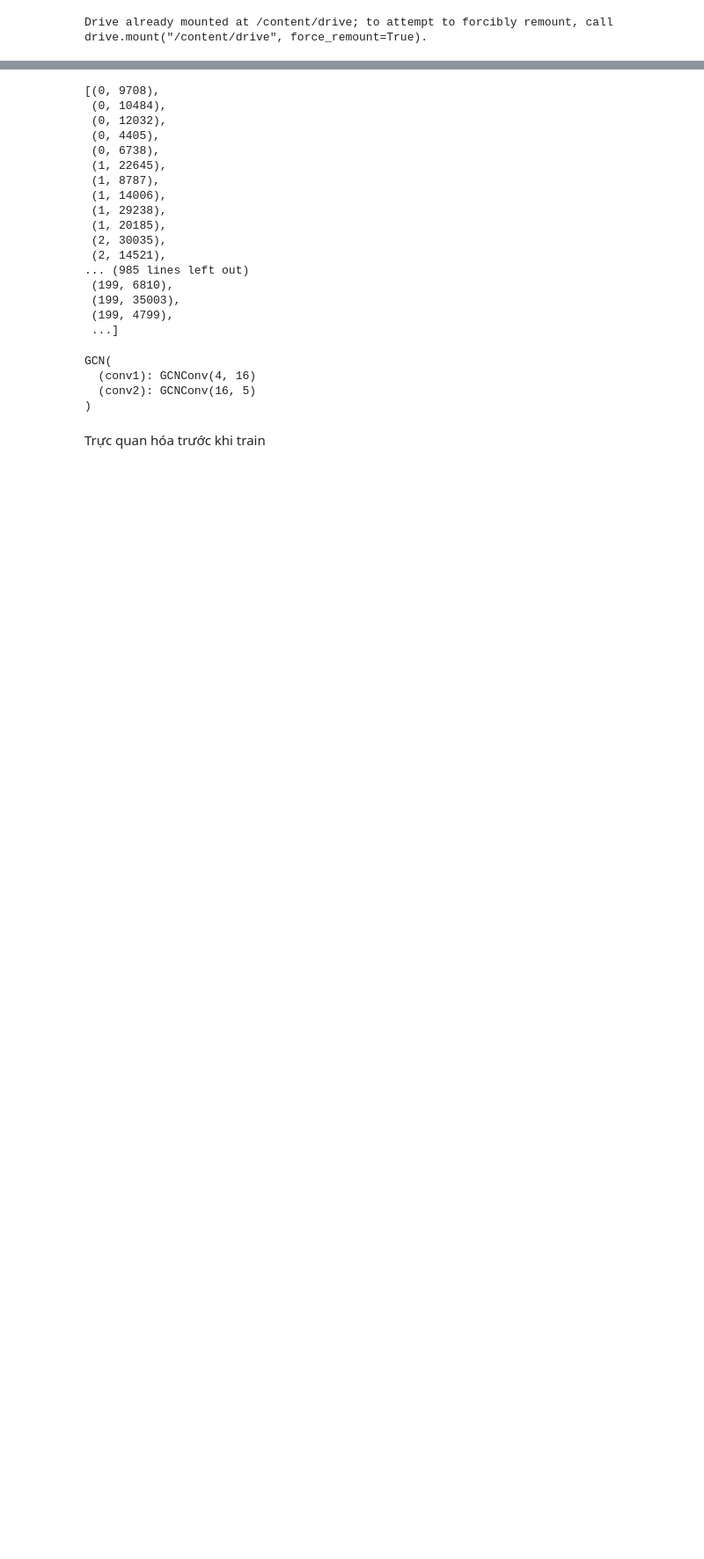
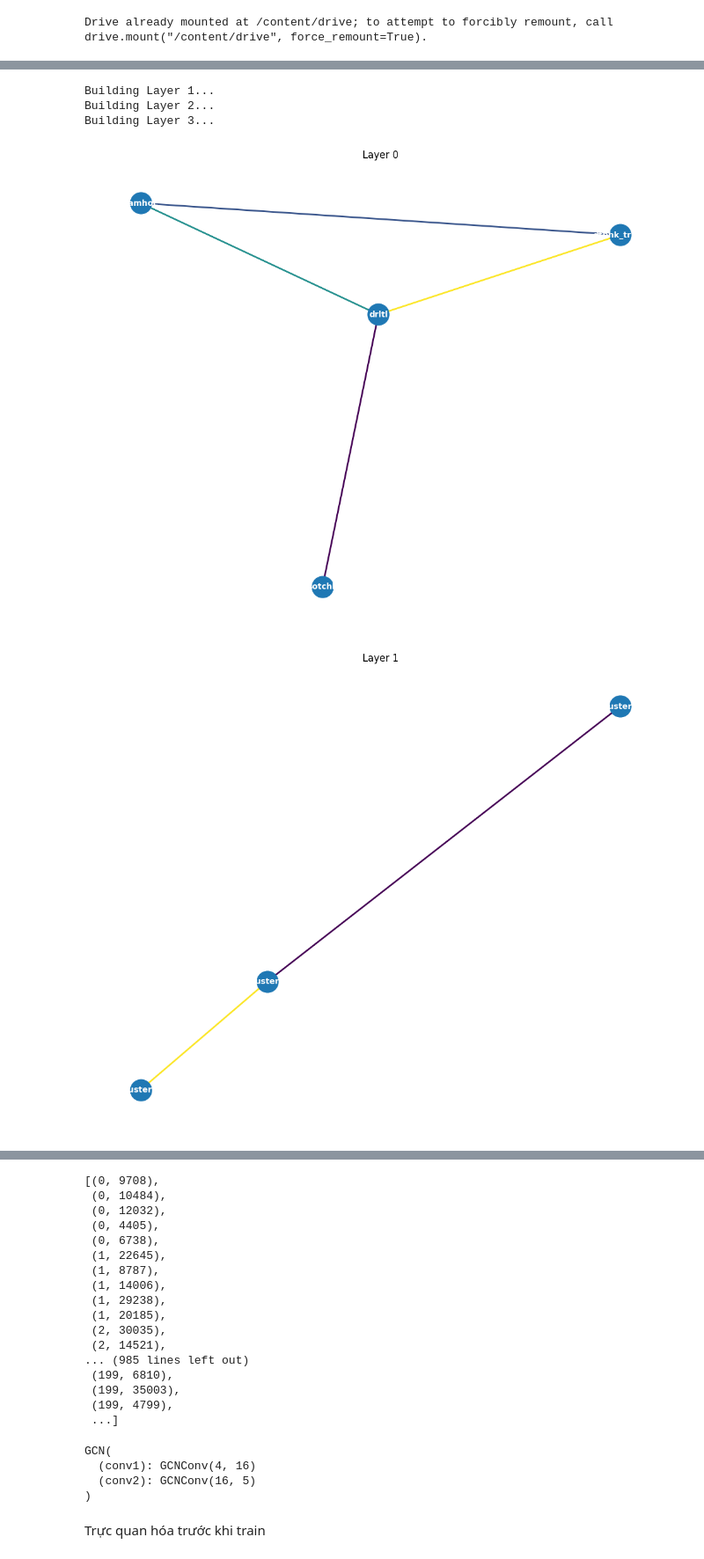
Before and after one commit to ThuNguyen6789/IS353.P12_Nhom3, a Jupyter notebook: notebooks/Khai thác dữ liệu mạng/GraphNeuralNetwork.ipynb, the cells around one changed output, grey strips where cells are left out. Shown at 88% size. Drawn from its saved outputs; the diff is of its cells as text; code cells hidden in the pictures; blank space fills up the shorter version.

```diff
--- a/notebooks/Khai thác dữ liệu mạng/GraphNeuralNetwork.ipynb
+++ b/notebooks/Khai thác dữ liệu mạng/GraphNeuralNetwork.ipynb
@@ -81,0 +149,27 @@ df = pd.read_csv('/content/drive/MyDrive/Nhóm 3/Bài tập trên lớp/B
+# %%
+df = df[['dtbhk_truoc', 'drltl', 'sotchk', 'namhoc', 'xeploai']]
+feature_names = df.columns.drop('xeploai').tolist()
+# %%
+scaler = StandardScaler()
+standardized_features = pd.DataFrame(
+        scaler.fit_transform(df[feature_names]), columns=feature_names
+    )
+# %%
+correlation_matrix = np.corrcoef(standardized_features.T)
+np.fill_diagonal(correlation_matrix, 0)   #loại bỏ giá trị tương quan với chính nó
+num_layers = 3
+num_clusters = 3
+pooled_layers, graphs = hierarchical_clustering_with_pooling(
+  standardized_features, correlation_matrix, feature_names, num_layers, num_clusters
+)
+# %% [output]
+Building Layer 1...
+Building Layer 2...
+Building Layer 3...
+# %%
+#Visualize
+for i, G in enumerate(graphs):
+        visualize_graph(G, title=f"Layer {i}")
+# %% [output]
+[figure, added]
+[figure, added]
```
Also changed, not shown: parts of 46 cells of this notebook.
